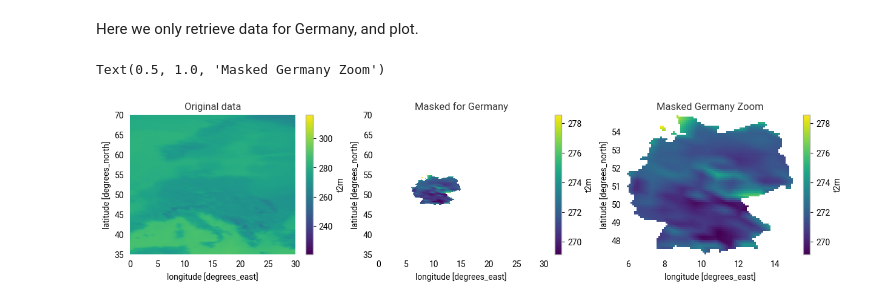
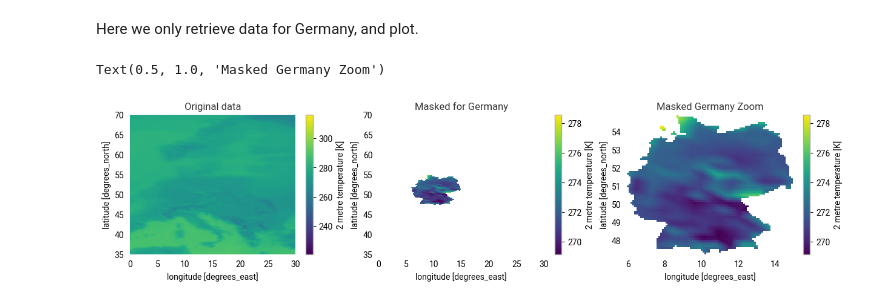
Before and after one commit to destination-earth-digital-twins/polytope-examples, a Jupyter notebook: climate-dt/climate-dt-earthkit-aoi-example.ipynb, the cells around one changed output. Cells and saved outputs as stored; diff of their text form; code cells hidden in the pictures.

```diff
--- a/climate-dt/climate-dt-earthkit-aoi-example.ipynb
+++ b/climate-dt/climate-dt-earthkit-aoi-example.ipynb
@@ -67,3 +88,5 @@ data = earthkit.data.from_source("polytope", "destination-earth", request, addre
+# %%
+data = earthkit.data.from_source("file", "data/climate-dt-earthkit-aoi-example.grib")
 # %%
 data.ls()
 # %% [output]
@@ -81,6 +109,6 @@ qmap.block(data[0], domain="Europe")
 # Regrid t=from healpix for conversion to xarray
 data_latlon = earthkit.regrid.interpolate(data, out_grid={"grid": [0.1,0.1]}, method="linear")
 # Convert data to xarray
-xarr = data_latlon[3].to_xarray(engine="cfgrib")
+xarr = data_latlon[3].to_xarray()
 xarr
 # %% [output]
@@ -112,7 +144,8 @@ qmap.block(data_latlon[0], domain="Europe")
 # %% [markdown]
 Here we pull shape files for masking of our area of interest
 # %%
-remote_nuts_url = earthkit_remote_test_data_file("test-data", "NUTS_RG_60M_2021_4326_LEVL_0.geojson")
-nuts_data = earthkit.data.from_source("url", remote_nuts_url)
+# remote_nuts_url = earthkit_remote_test_data_file("test-data", "NUTS_RG_60M_2021_4326_LEVL_0.geojson")
+# nuts_data = earthkit.data.from_source("url", remote_nuts_url)
+# nuts_data.save("data/NUTS_RG_60M_2021_4326_LEVL_0.geojson")
 
-nuts_data.to_pandas()[:5]
+nuts_data = earthkit.data.from_source("file", "data/NUTS_RG_60M_2021_4326_LEVL_0.geojson")
@@ -221,17 +260,17 @@ history :
 Here we only retrieve data for Germany, and plot.
 # %%
 fig, axes = plt.subplots(1, 3, figsize=(15,3))
-xarr.t2m.mean(dim='time').plot(ax=axes[0])
+xarr["2t"].plot(ax=axes[0])
 axes[0].set_title('Original data')
 axes[0].set_xlim([0, 30])  # Longitude range for Europe
 axes[0].set_ylim([35, 70])   # Latitude range for Europe
-masked_data.t2m.sel(FID='DE').mean(dim='time').plot(ax=axes[1])
+masked_data["2t"].sel(FID='DE').plot(ax=axes[1])
 axes[1].set_title('Masked for Germany')
 axes[1].set_xlim([0, 30])  # Longitude range for Europe
 axes[1].set_ylim([35, 70])   # Latitude range for Europe
 germany_data = masked_data.sel(FID='DE').dropna(dim='latitude', how='all').dropna(dim='longitude', how='all')
-germany_data.t2m.mean(dim='time').plot(ax=axes[2])
+germany_data["2t"].plot(ax=axes[2])
 axes[2].set_title('Masked Germany Zoom')
 # %% [output]
 Text(0.5, 1.0, 'Masked Germany Zoom')
-[figure, old version]
+[figure, new version]
```
Also changed, not shown: parts of 11 cells of this notebook.
